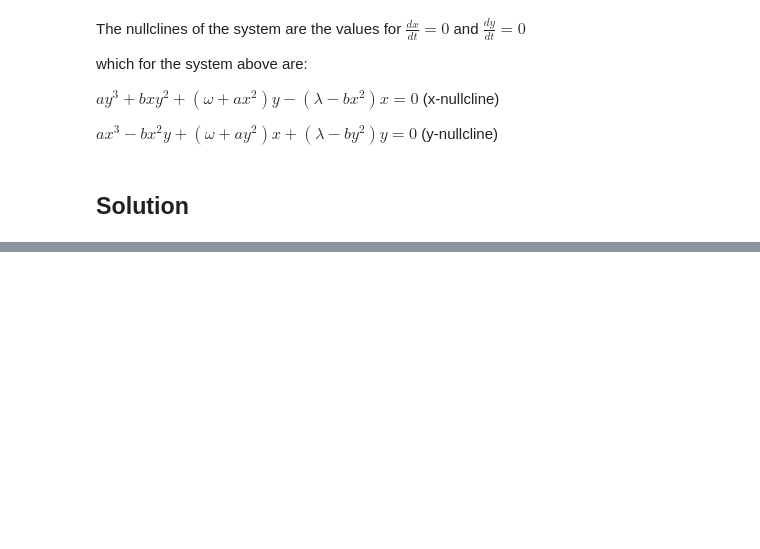
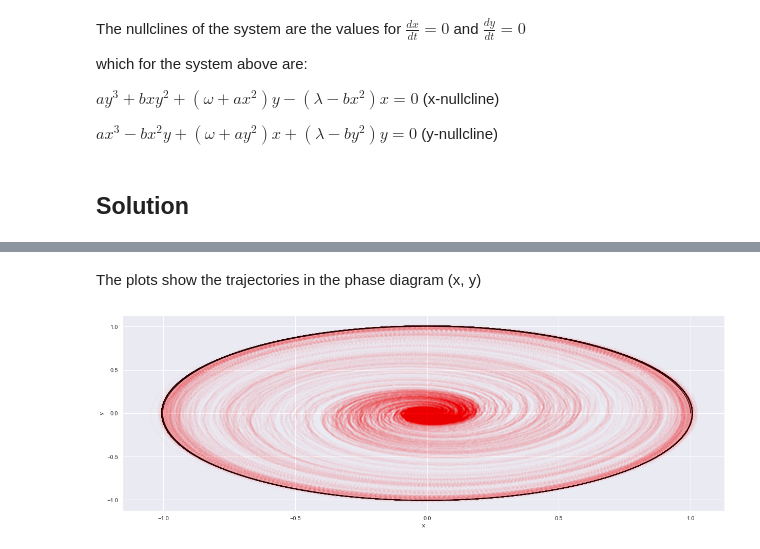
Before and after one commit to dbikiel/lambdaomega, a Jupyter notebook: Creating a Class for Lambda-Omega Systems for fast observation of the parameters effect.ipynb, the cells around one changed output, grey strips where cells are left out. Cells and saved outputs as stored; diff of their text form; code cells hidden in the pictures; blank space fills up the shorter version.

```diff
--- a/Creating a Class for Lambda-Omega Systems for fast observation of the parameters effect.ipynb
+++ b/Creating a Class for Lambda-Omega Systems for fast observation of the parameters effect.ipynb
@@ -110,0 +240,38 @@ class LambdaOmega:
+# %%
+#TARGET
+
+l = 0.25
+o = 1
+a = 1
+b = 0.25
+D = 0.1 #WHITE NOISE
+
+#initialize a system (l, o, a, b, D = 0)
+lambda_omega_target = LambdaOmega2(l, o, a, b, 0)
+
+# Integrates the system (r_0, theta_0, tini, tfin, tstep)
+lambda_omega_target.ode_solve(1, 0, 0, 30, 0.01);
+
+noise = []
+for _ in tqdm.tqdm(range(100)):
+    #NOISE
+    #initialize a system (l, o, a, b, D = 0.01)
+    lambda_omega_noise = LambdaOmega2(l, o, a, b, D)
+    # Integrates the system (r_0, theta_0, tini, tfin, tstep)
+    lambda_omega_noise.ode_solve(0.005, 0, 0, 30, 0.01);
+    noise.append(lambda_omega_noise)
+# %% [markdown]
+The plots show the trajectories in the phase diagram (x, y)
+# %%
+fig, ax = plt.subplots()
+fig.set_size_inches(21,7)
+ax.plot(lambda_omega_target.x_t, lambda_omega_target.y_t, color = 'k')
+
+for i in noise:
+    ax.plot(i.x_t, i.y_t,'.', color = 'red', alpha  = 0.01)
+
+ax.set_xlabel('x')
+ax.set_ylabel('y')
+plt.show()
+# %% [output]
+[figure, added]
```
Also changed, not shown: parts of 31 cells of this notebook.
